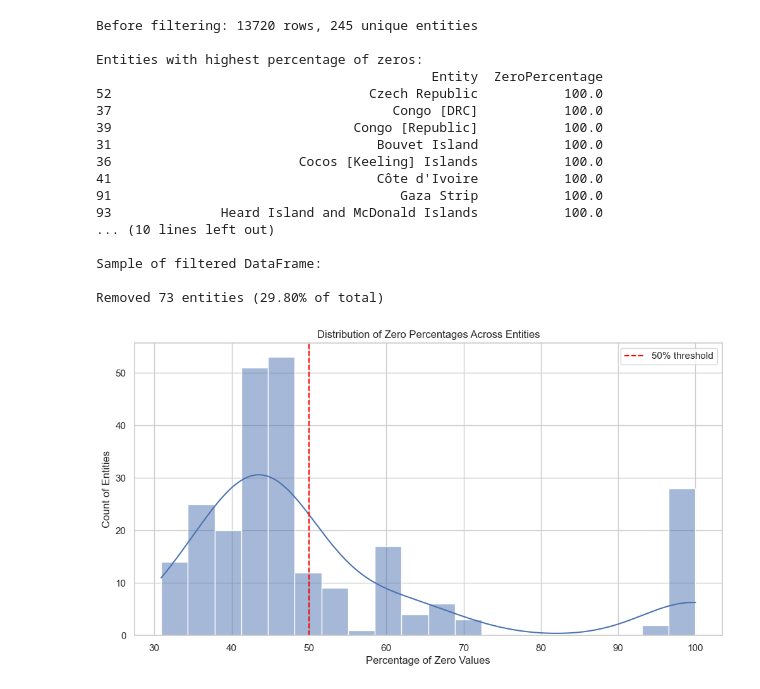
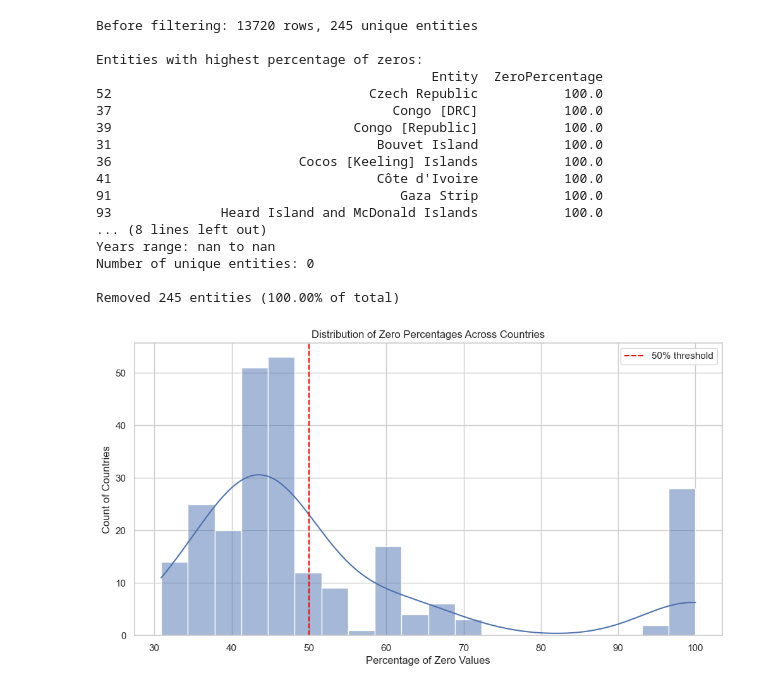
Before and after one commit to DedalusOsX/Dataviz---Group-project, a Jupyter notebook: notebooks/data.ipynb, the cells around one changed output. Drawn from its saved outputs; the diff is of its cells as text; code cells hidden in the pictures.

```diff
--- a/notebooks/data.ipynb
+++ b/notebooks/data.ipynb
@@ -67,37 +67,37 @@ print(f"Columns: {filtered_df.columns.tolist()}")
 print(f"Years range: {filtered_df['Year'].min()} to {filtered_df['Year'].max()}")
 print(f"Number of unique entities: {filtered_df['Entity'].nunique()}")
 
 
 # Visualize the distribution of zero percentages
 plt.figure(figsize=(12, 6))
 sns.histplot(zero_percent_df['ZeroPercentage'], bins=20, kde=True)
 plt.axvline(x=50, color='red', linestyle='--', label='50% threshold')
-plt.title('Distribution of Zero Percentages Across Entities')
+plt.title('Distribution of Zero Percentages Across Countries')
 plt.xlabel('Percentage of Zero Values')
-plt.ylabel('Count of Entities')
+plt.ylabel('Count of Countries')
 plt.legend()
 filtered_df.to_csv("../data/generated/filtered_dataset.csv", index=False)
 
 # Additional analysis: How many entities were removed by percentage threshold
 entities_removed = len(entity_zero_percentages) - len(entities_to_keep)
 removal_percentage = (entities_removed / len(entity_zero_percentages)) * 100
 print(f"\nRemoved {entities_removed} entities ({removal_percentage:.2f}% of total)")
 # %% [output]
 Before filtering: 13720 rows, 245 unique entities
 
 Entities with highest percentage of zeros:
                                            Entity  ZeroPercentage
 52                                 Czech Republic           100.0
 37                                    Congo [DRC]           100.0
 39                               Congo [Republic]           100.0
 31                                  Bouvet Island           100.0
 36                        Cocos [Keeling] Islands           100.0
 41                                  Côte d'Ivoire           100.0
 91                                     Gaza Strip           100.0
 93              Heard Island and McDonald Islands           100.0
-... (10 lines left out)
+... (8 lines left out)
+Years range: nan to nan
+Number of unique entities: 0
 
-Sample of filtered DataFrame:
-
-Removed 73 entities (29.80% of total)
+Removed 245 entities (100.00% of total)
-[figure, old version]
+[figure, new version]
```
Also changed, not shown: 2 other files.
